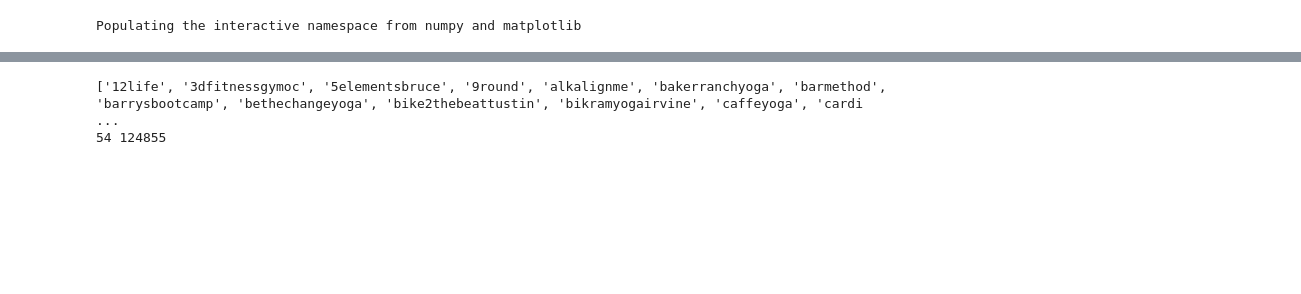
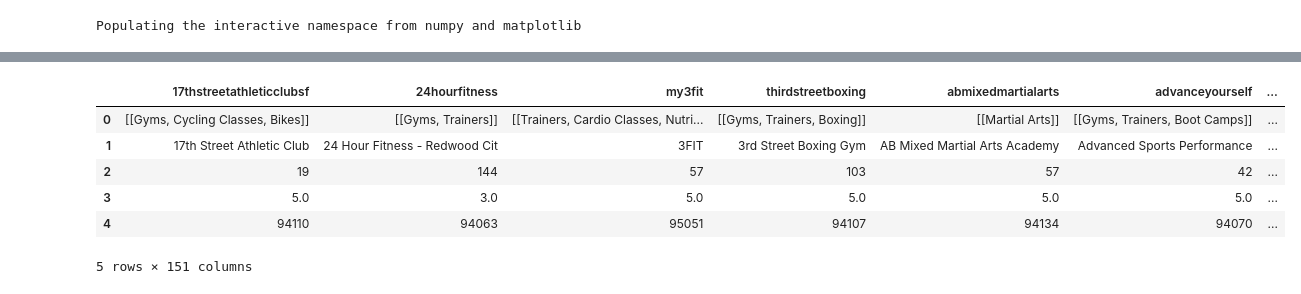
Before and after one commit to mfrate28/Insight, a Jupyter notebook: InsightProject.ipynb, the cells around one changed output, grey strips where cells are left out. Cells and saved outputs as stored; diff of their text form; code cells hidden in the pictures; blank space fills up the shorter version.

```diff
--- a/InsightProject.ipynb
+++ b/InsightProject.ipynb
@@ -42,31 +79,2 @@ def CollectTags(f):
                 pass
     return totalTags
-# %%
-titles = os.listdir("./SampleSet")
-genres = ['HIIT circuit',"HIIT circuit", "Martial Arts", "Kickboxing", "Barre", "Yoga", "Barre", "HIIT circuit", "Yoga",
-         "Cycling", "Yoga", "Yoga", "Barre", "Marital Arts", "Kickboxing", "Pilates", "Yoga", "Pilates", "Crossfit", "Crossfit",
-         "Yoga", "Barre", "HIIT circuit", "Pilates", "HIIT circuit", "Cycling", "HIIT cicuit", "Kickboxing", "HIIT circuit",
-         "Yoga", "Everything", "HIIT circuit", "Marital Arts", "Marital Arts", "HIIT ciruit", "Pilates", "Pilates", "Pilates",
-         "Yoga", "Yoga", "Marital Arts", "Yoga", "Yoga", "Everything", "Yoga", "Marital Arts", "Pilates", "Marital Arts",
-         "Yoga", "HIIT circuit", "Cycling", "Yoga", "Yoga", "Yoga"]
-studioNames = ['The 12 Life', '3D Fitness', '5 Elements', '9Round',
-              'Alkalign Studio', 'Baker Ranch Yoga', 'Bar Method',
-              'Barrys Boot Camp', 'Be The Change Yoga', 'Bike 2 The Beat',
-              'Bikram Yoga', 'Caffe Yoga', 'Cardio Barre', 'Carrillo Muay Thai',
-              'CKO', 'Club Pilates', 'Core Power', 'Core Reform', 'Cross Fit Insanity',
-              'Cross Fit Tustin', 'Ekam Yoga', 'Enerji Barre', 'Fitness On Fire',
-              'Fit Pilates Studio', 'Fit Wall', 'Freedom Ride', 'HDX Fit', 'ilovekickboxing.com',
-              'Kaia Fit', 'Mixx Yoga', 'Neaumix Fit', 'OC Fit', 'OCK MMA', 'One Jui Jitsu',
-              'Orange Theory', 'Pilates On Purpose', 'Pilates Plus Cycle', 'Pure Barre',
-              'Radiant Yoga','Ra Yoga', 'Rounder MMA', 'Spectra Yoga', 'Stella Luna Yoga',
-              'Studio Fixx', 'Sun Spark Yoga', 'Team Oyama', 'The Haute Room',
-              'Total MMA', 'Triad Yoga And Pilates', 'Trim Fitness Studio', 'Union Ryde',
-              'Vibes Hot Yoga', 'Wild Side Yoga', 'Yoga Shakti']
-hashtags = [CollectTags(f) for f in os.listdir("./SampleSet")]
-ranks = [i for i in range(len(hashtags))]
-print (titles)
-print (len(titles), max([len(hashtag) for hashtag in hashtags]))
-#print (hashtags[0])
-# %% [output]
-['12life', '3dfitnessgymoc', '5elementsbruce', '9round', 'alkalignme', 'bakerranchyoga', 'barmethod', 'barrysbootcamp', 'bethechangeyoga', 'bike2thebeattustin', 'bikramyogairvine', 'caffeyoga', 'cardi ...
-54 124855
@@ -78,0 +81,18 @@ pswd = 'pizza'
+# %%
+studioSF = pd.read_pickle("NewFrame_SF")
+studioOC = pd.read_pickle("NewFrame_OC")
+# %%
+studioNames_SF = studioSF.columns.get_values().tolist()
+newrow = [a[0] for a in studioSF.loc[1,:].tolist()]
+studioSF.loc[1,:]=newrow
+studioSF = studioSF.rename(columns=studioSF.iloc[1])
+studioSF.loc[1,:]=studioNames_SF
+studioSF.head()
+# %% [output]
+|  | 17thstreetathleticclubsf | 24hourfitness | my3fit | thirdstreetboxing | abmixedmartialarts | advanceyourself | ... |
+| 0 | [[Gyms, Cycling Classes, Bikes]] | [[Gyms, Trainers]] | [[Trainers, Cardio Classes, Nutri... | [[Gyms, Trainers, Boxing]] | [[Martial Arts]] | [[Gyms, Trainers, Boot Camps]] | ... |
+| 1 | 17th Street Athletic Club | 24 Hour Fitness - Redwood Cit | 3FIT | 3rd Street Boxing Gym | AB Mixed Martial Arts Academy | Advanced Sports Performance | ... |
+| 2 | 19 | 144 | 57 | 103 | 57 | 42 | ... |
+| 3 | 5.0 | 3.0 | 5.0 | 5.0 | 5.0 | 5.0 | ... |
+| 4 | 94110 | 94063 | 95051 | 94107 | 94134 | 94070 | ... |
+5 rows × 151 columns
```
Also changed, not shown: parts of 58 cells of this notebook.
